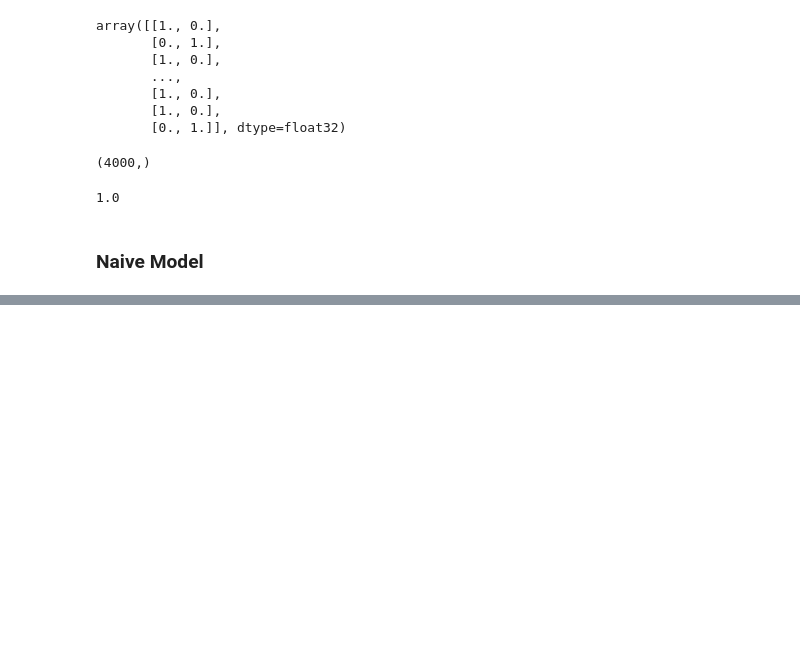
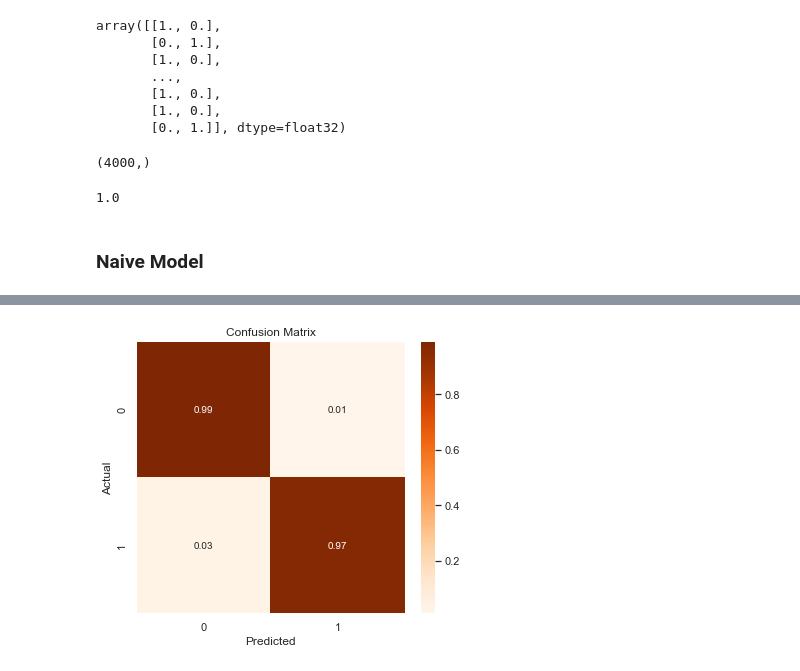
Before and after one commit to MNLKuzmin/DrowsinessDetection, a Jupyter notebook: Drowsiness.ipynb, the cells around one changed output, grey strips where cells are left out. Drawn from its saved outputs; the diff is of its cells as text; code cells hidden in the pictures; blank space fills up the shorter version.

```diff
--- a/Drowsiness.ipynb
+++ b/Drowsiness.ipynb
@@ -216,0 +299,4 @@ conf_matrix(model, X, y)
+# %%
+conf_matrix(model, X, y)
+# %% [output]
+[figure, added]
```
Also changed, not shown: parts of 20 cells of this notebook.
